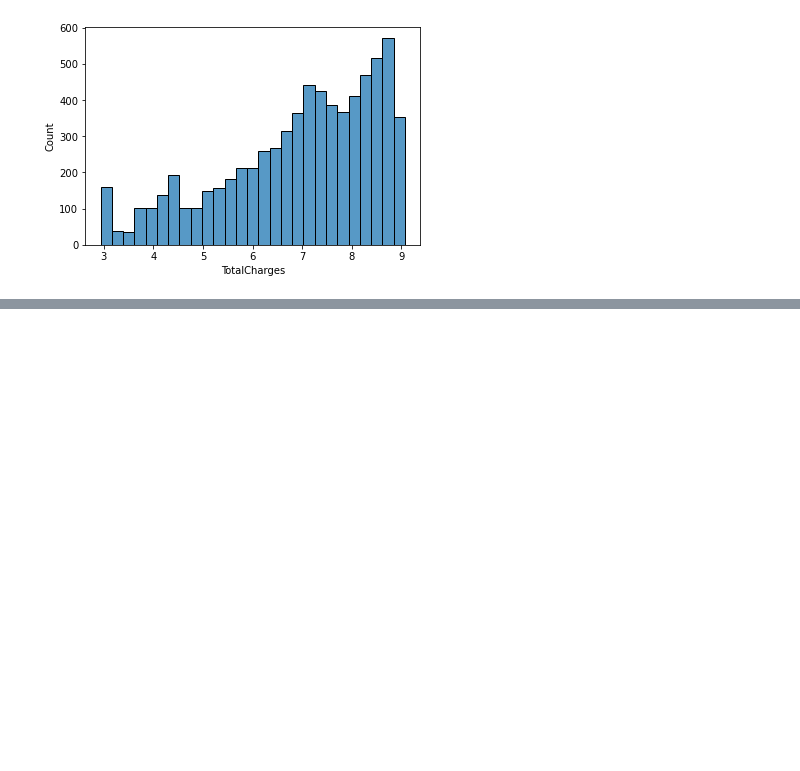
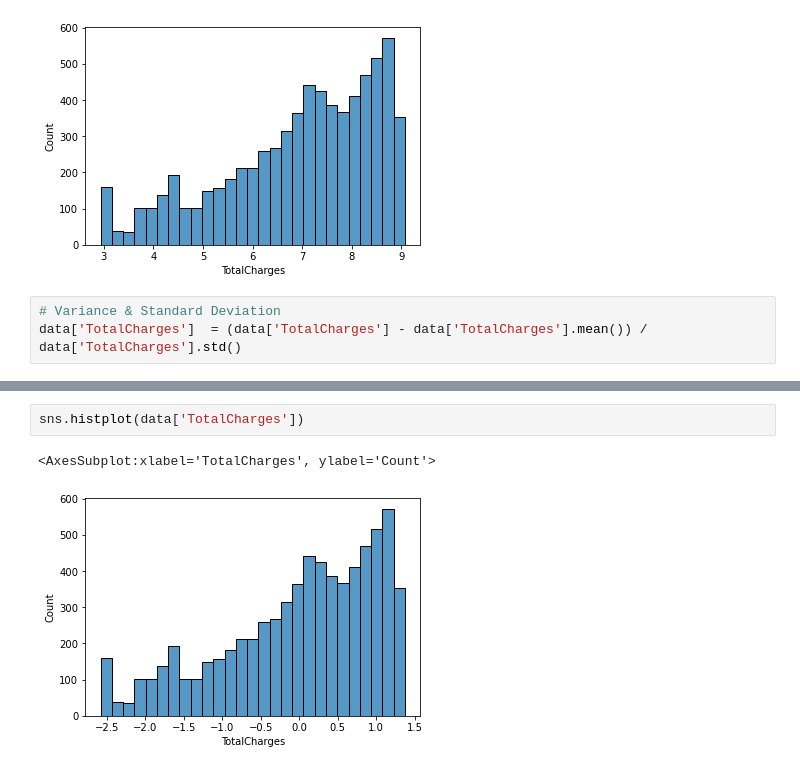
Before and after one commit to georgek2/Deep_Learning, a Jupyter notebook: Customer_Churn/telco.ipynb, the cells around one changed output, grey strips where cells are left out. Saved outputs shown, nothing was run; the diff lists cells and outputs as text; blank space fills up the shorter version.

```diff
--- a/Customer_Churn/telco.ipynb
+++ b/Customer_Churn/telco.ipynb
@@ -92,3 +92,6 @@ sns.histplot(data['TotalCharges'])
 # %% [output]
 <AxesSubplot:xlabel='TotalCharges', ylabel='Count'>
 [figure]
+# %%
+# Variance & Standard Deviation
+data['TotalCharges']  = (data['TotalCharges'] - data['TotalCharges'].mean()) / data['TotalCharges'].std()
@@ -94,0 +109,5 @@ sns.histplot(data['TotalCharges'])
+# %%
+sns.histplot(data['TotalCharges'])
+# %% [output]
+<AxesSubplot:xlabel='TotalCharges', ylabel='Count'>
+[figure, added]
```
Also changed, not shown: parts of 22 cells of this notebook, 1 other file.
